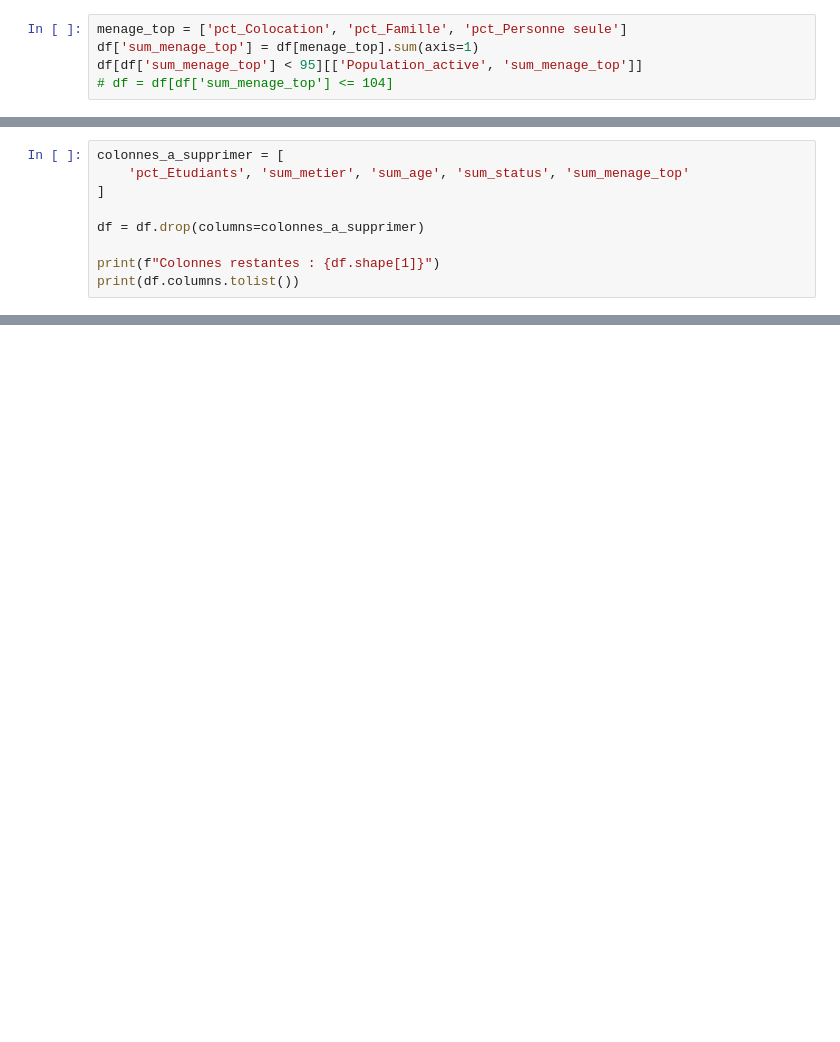
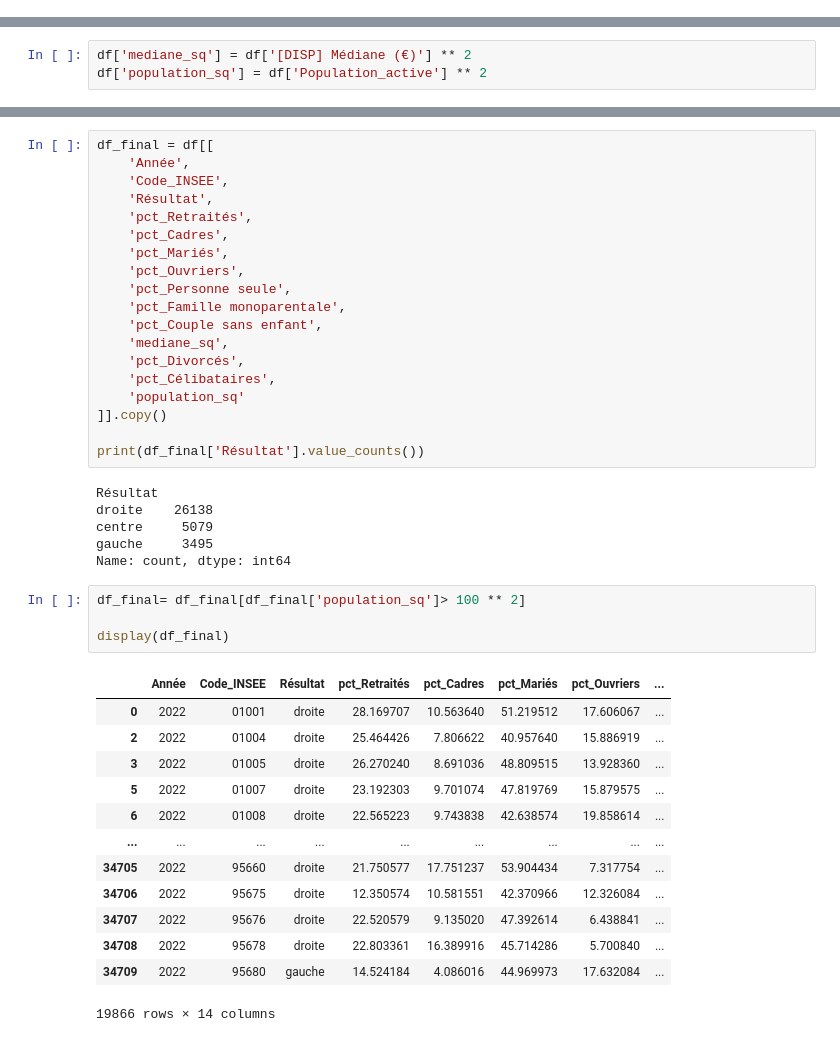
Before and after one commit to AlexandreCrestien/political-prediction, a Jupyter notebook: eda/eda_final.ipynb, the cells around one changed output, grey strips where cells are left out. Cells and saved outputs as stored; diff of their text form; blank space fills up the shorter version.

```diff
--- a/eda/eda_final.ipynb
+++ b/eda/eda_final.ipynb
@@ -56,5 +115,0 @@ df[df['sum_status'] < 90][['Population_active', 'sum_status']]
-# %%
-menage_top = ['pct_Colocation', 'pct_Famille', 'pct_Personne seule']
-df['sum_menage_top'] = df[menage_top].sum(axis=1)
-df[df['sum_menage_top'] < 95][['Population_active', 'sum_menage_top']]
-# df = df[df['sum_menage_top'] <= 104]
@@ -235,9 +115,0 @@ df = df.drop(columns=cols_a_supprimer)
-# %%
-colonnes_a_supprimer = [
-    'pct_Etudiants', 'sum_metier', 'sum_age', 'sum_status', 'sum_menage_top'
-]
-
-df = df.drop(columns=colonnes_a_supprimer)
-
-print(f"Colonnes restantes : {df.shape[1]}")
-print(df.columns.tolist())
@@ -267,0 +116,3 @@ print(df['Résultat'].value_counts())
+# %%
+df['mediane_sq'] = df['[DISP] Médiane (€)'] ** 2
+df['population_sq'] = df['Population_active'] ** 2
@@ -268,3 +161,46 @@ print(df['Résultat'].value_counts())
+# %%
+df_final = df[[
+    'Année',
+    'Code_INSEE',
+    'Résultat',
+    'pct_Retraités',
+    'pct_Cadres',
+    'pct_Mariés',
+    'pct_Ouvriers',
+    'pct_Personne seule',
+    'pct_Famille monoparentale',
+    'pct_Couple sans enfant',
+    'mediane_sq',
+    'pct_Divorcés',
+    'pct_Célibataires',
+    'population_sq'
+]].copy()
+
+print(df_final['Résultat'].value_counts())
+# %% [output]
+Résultat
+droite    26138
+centre     5079
+gauche     3495
+Name: count, dtype: int64
+# %%
+df_final= df_final[df_final['population_sq']> 100 ** 2]
+
+display(df_final)
+# %% [output]
+|  | Année | Code_INSEE | Résultat | pct_Retraités | pct_Cadres | pct_Mariés | pct_Ouvriers | ... |
+| 0 | 2022 | 01001 | droite | 28.169707 | 10.563640 | 51.219512 | 17.606067 | ... |
+| 2 | 2022 | 01004 | droite | 25.464426 | 7.806622 | 40.957640 | 15.886919 | ... |
+| 3 | 2022 | 01005 | droite | 26.270240 | 8.691036 | 48.809515 | 13.928360 | ... |
+| 5 | 2022 | 01007 | droite | 23.192303 | 9.701074 | 47.819769 | 15.879575 | ... |
+| 6 | 2022 | 01008 | droite | 22.565223 | 9.743838 | 42.638574 | 19.858614 | ... |
+| ... | ... | ... | ... | ... | ... | ... | ... | ... |
+| 34705 | 2022 | 95660 | droite | 21.750577 | 17.751237 | 53.904434 | 7.317754 | ... |
+| 34706 | 2022 | 95675 | droite | 12.350574 | 10.581551 | 42.370966 | 12.326084 | ... |
+| 34707 | 2022 | 95676 | droite | 22.520579 | 9.135020 | 47.392614 | 6.438841 | ... |
+| 34708 | 2022 | 95678 | droite | 22.803361 | 16.389916 | 45.714286 | 5.700840 | ... |
+| 34709 | 2022 | 95680 | gauche | 14.524184 | 4.086016 | 44.969973 | 17.632084 | ... |
+19866 rows × 14 columns
 # %%
 from sklearn.ensemble import RandomForestClassifier
 from sklearn.model_selection import train_test_split
```
Also changed, not shown: parts of 33 cells of this notebook, 1 other file.
